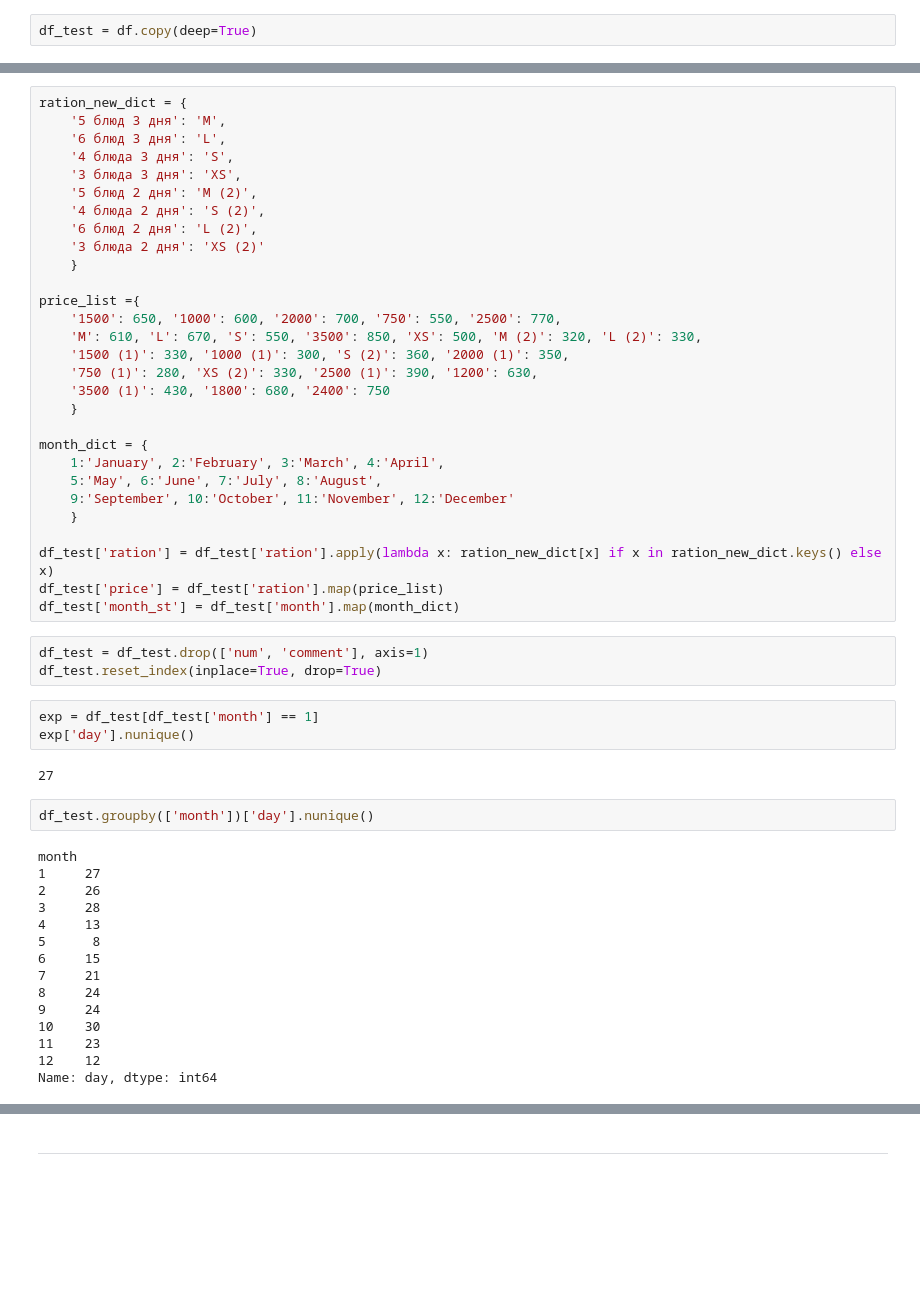
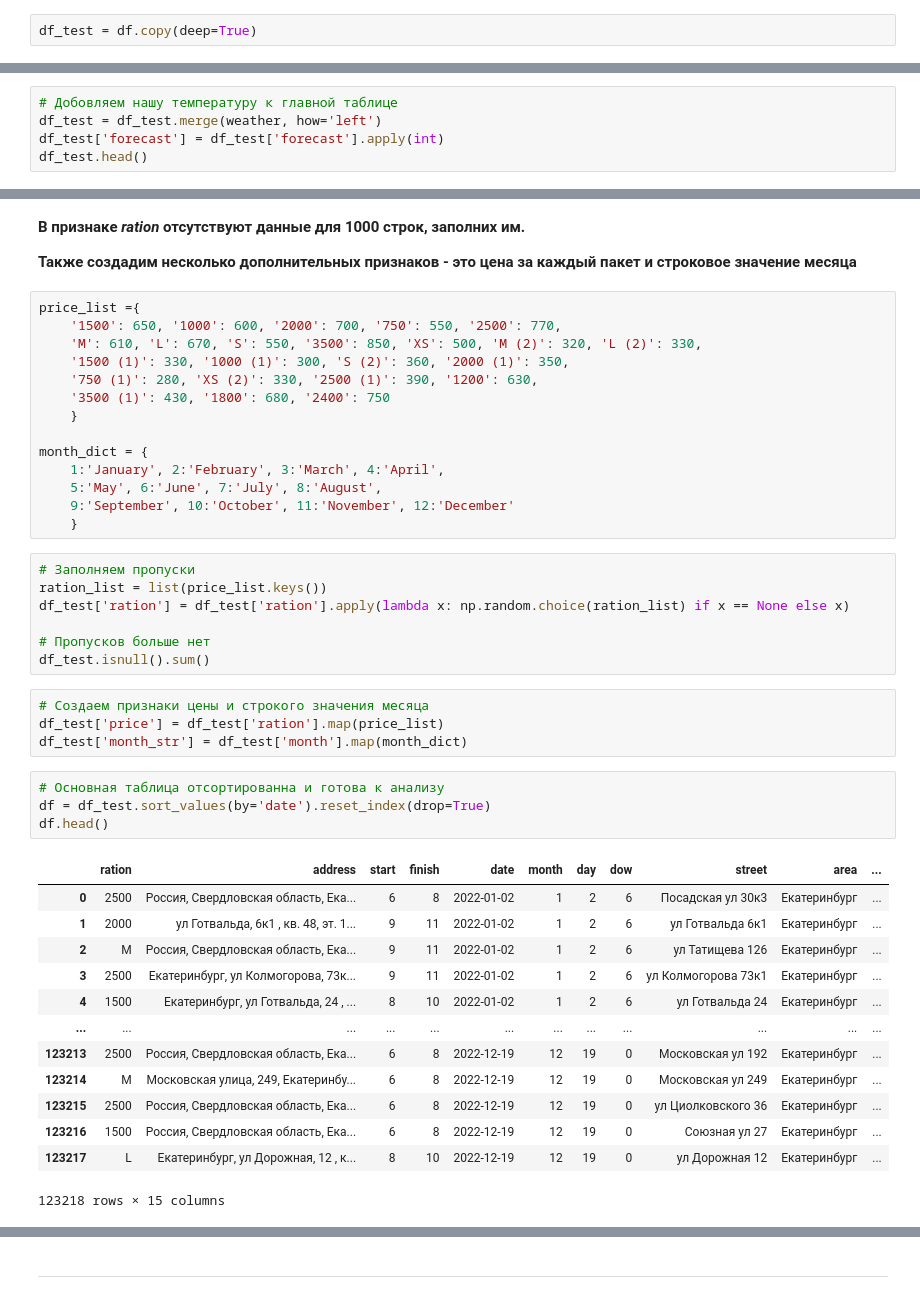
Before and after one commit to AlexandrYarin/LKproject, a Jupyter notebook: analyze.ipynb, the cells around one changed output, grey strips where cells are left out. Saved outputs shown, nothing was run; the diff lists cells and outputs as text; blank space fills up the shorter version.

```diff
--- a/analyze.ipynb
+++ b/analyze.ipynb
@@ -169,0 +411,5 @@ df_test = df_test.drop(['date'], axis=1)
+# %%
+# Добовляем нашу температуру к главной таблице
+df_test = df_test.merge(weather, how='left')
+df_test['forecast'] = df_test['forecast'].apply(int)
+df_test.head()
@@ -170,16 +442,9 @@ df_test = df_test.drop(['date'], axis=1)
+# %% [markdown]
+**В признаке *ration* отсутствуют данные для 1000 строк, заполних им.**
+
+**Также создадим несколько дополнительных признаков - это цена за каждый пакет и строковое значение месяца**
 # %%
-ration_new_dict = {
-    '5 блюд 3 дня': 'M',
-    '6 блюд 3 дня': 'L',
-    '4 блюда 3 дня': 'S',
-    '3 блюда 3 дня': 'XS',
-    '5 блюд 2 дня': 'M (2)',
-    '4 блюда 2 дня': 'S (2)',
-    '6 блюд 2 дня': 'L (2)',
-    '3 блюда 2 дня': 'XS (2)'
-    }
-
-priсe_list ={
+price_list ={
     '1500': 650, '1000': 600, '2000': 700, '750': 550, '2500': 770,
     'M': 610, 'L': 670, 'S': 550, '3500': 850, 'XS': 500, 'M (2)': 320, 'L (2)': 330,
     '1500 (1)': 330, '1000 (1)': 300, 'S (2)': 360, '2000 (1)': 350,
@@ -192,32 +457,32 @@ month_dict = {
     5:'May', 6:'June', 7:'July', 8:'August',
     9:'September', 10:'October', 11:'November', 12:'December'
     }
-
-df_test['ration'] = df_test['ration'].apply(lambda x: ration_new_dict[x] if x in ration_new_dict.keys() else x)
-df_test['price'] = df_test['ration'].map(priсe_list)
-df_test['month_st'] = df_test['month'].map(month_dict)
-# %%
-df_test = df_test.drop(['num', 'comment'], axis=1)
-df_test.reset_index(inplace=True, drop=True)
-# %%
-exp = df_test[df_test['month'] == 1]
-exp['day'].nunique()
-# %% [output]
-27
-# %%
-df_test.groupby(['month'])['day'].nunique()
-# %% [output]
-month
-1     27
-2     26
-3     28
-4     13
-5      8
-6     15
-7     21
-8     24
-9     24
-10    30
-11    23
-12    12
-Name: day, dtype: int64
+# %%
+# Заполняем пропуски
+ration_list = list(price_list.keys())
+df_test['ration'] = df_test['ration'].apply(lambda x: np.random.choice(ration_list) if x == None else x)
+
+# Пропусков больше нет
+df_test.isnull().sum()
+# %%
+# Создаем признаки цены и строкого значения месяца
+df_test['price'] = df_test['ration'].map(price_list)
+df_test['month_str'] = df_test['month'].map(month_dict)
+# %%
+# Основная таблица отсортированна и готова к анализу
+df = df_test.sort_values(by='date').reset_index(drop=True)
+df.head()
+# %% [output]
+|  | ration | address | start | finish | date | month | day | dow | street | area | ... |
+| 0 | 2500 | Россия, Свердловская область, Ека... | 6 | 8 | 2022-01-02 | 1 | 2 | 6 | Посадская ул 30к3 | Екатеринбург | ... |
+| 1 | 2000 | ул Готвальда, 6к1 , кв. 48, эт. 1... | 9 | 11 | 2022-01-02 | 1 | 2 | 6 | ул Готвальда 6к1 | Екатеринбург | ... |
+| 2 | M | Россия, Свердловская область, Ека... | 9 | 11 | 2022-01-02 | 1 | 2 | 6 | ул Татищева 126 | Екатеринбург | ... |
+| 3 | 2500 | Екатеринбург, ул Колмогорова, 73к... | 9 | 11 | 2022-01-02 | 1 | 2 | 6 | ул Колмогорова 73к1 | Екатеринбург | ... |
+| 4 | 1500 | Екатеринбург, ул Готвальда, 24 , ... | 8 | 10 | 2022-01-02 | 1 | 2 | 6 | ул Готвальда 24 | Екатеринбург | ... |
+| ... | ... | ... | ... | ... | ... | ... | ... | ... | ... | ... | ... |
+| 123213 | 2500 | Россия, Свердловская область, Ека... | 6 | 8 | 2022-12-19 | 12 | 19 | 0 | Московская ул 192 | Екатеринбург | ... |
+| 123214 | M | Московская улица, 249, Екатеринбу... | 6 | 8 | 2022-12-19 | 12 | 19 | 0 | Московская ул 249 | Екатеринбург | ... |
+| 123215 | 2500 | Россия, Свердловская область, Ека... | 6 | 8 | 2022-12-19 | 12 | 19 | 0 | ул Циолковского 36 | Екатеринбург | ... |
+| 123216 | 1500 | Россия, Свердловская область, Ека... | 6 | 8 | 2022-12-19 | 12 | 19 | 0 | Союзная ул 27 | Екатеринбург | ... |
+| 123217 | L | Екатеринбург, ул Дорожная, 12 , к... | 8 | 10 | 2022-12-19 | 12 | 19 | 0 | ул Дорожная 12 | Екатеринбург | ... |
+123218 rows × 15 columns
```
Also changed, not shown: parts of 35 cells of this notebook, 36 other files.
